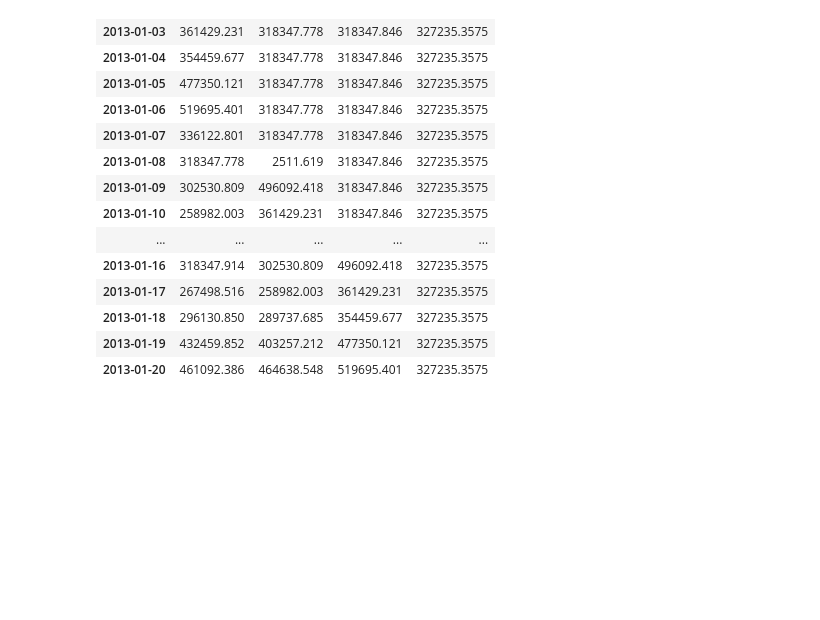
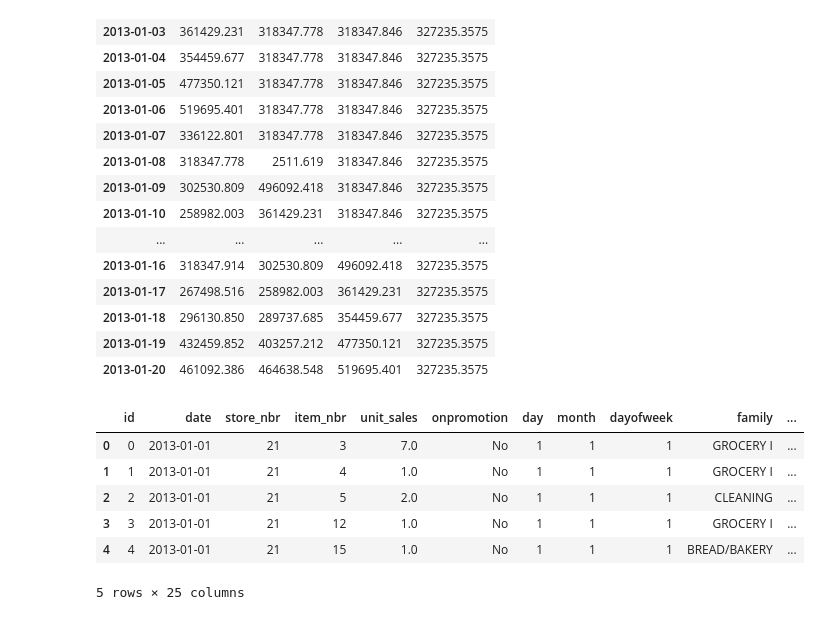
Before and after one commit to sohyla-said/Sales_Forecasting_and_Optimization_GP, a Jupyter notebook: preprocessing (1).ipynb, the cells around one changed output. Drawn from its saved outputs; the diff is of its cells as text; code cells hidden in the pictures; blank space fills up the shorter version.

```diff
--- a/preprocessing (1).ipynb
+++ b/preprocessing (1).ipynb
@@ -296,3 +296,13 @@ data['holiday'] = data['holiday'].map({'Yes':1, 'No':0})
+# %%
+data.head()
+# %% [output]
+|  | id | date | store_nbr | item_nbr | unit_sales | onpromotion | day | month | dayofweek | family | ... |
+| 0 | 0 | 2013-01-01 | 21 | 3 | 7.0 | No | 1 | 1 | 1 | GROCERY I | ... |
+| 1 | 1 | 2013-01-01 | 21 | 4 | 1.0 | No | 1 | 1 | 1 | GROCERY I | ... |
+| 2 | 2 | 2013-01-01 | 21 | 5 | 2.0 | No | 1 | 1 | 1 | CLEANING | ... |
+| 3 | 3 | 2013-01-01 | 21 | 12 | 1.0 | No | 1 | 1 | 1 | GROCERY I | ... |
+| 4 | 4 | 2013-01-01 | 21 | 15 | 1.0 | No | 1 | 1 | 1 | BREAD/BAKERY | ... |
+5 rows × 25 columns
 # %%
 from sklearn.preprocessing import MinMaxScaler
 
```
Also changed, not shown: parts of 3 cells of this notebook, 1 other file.
